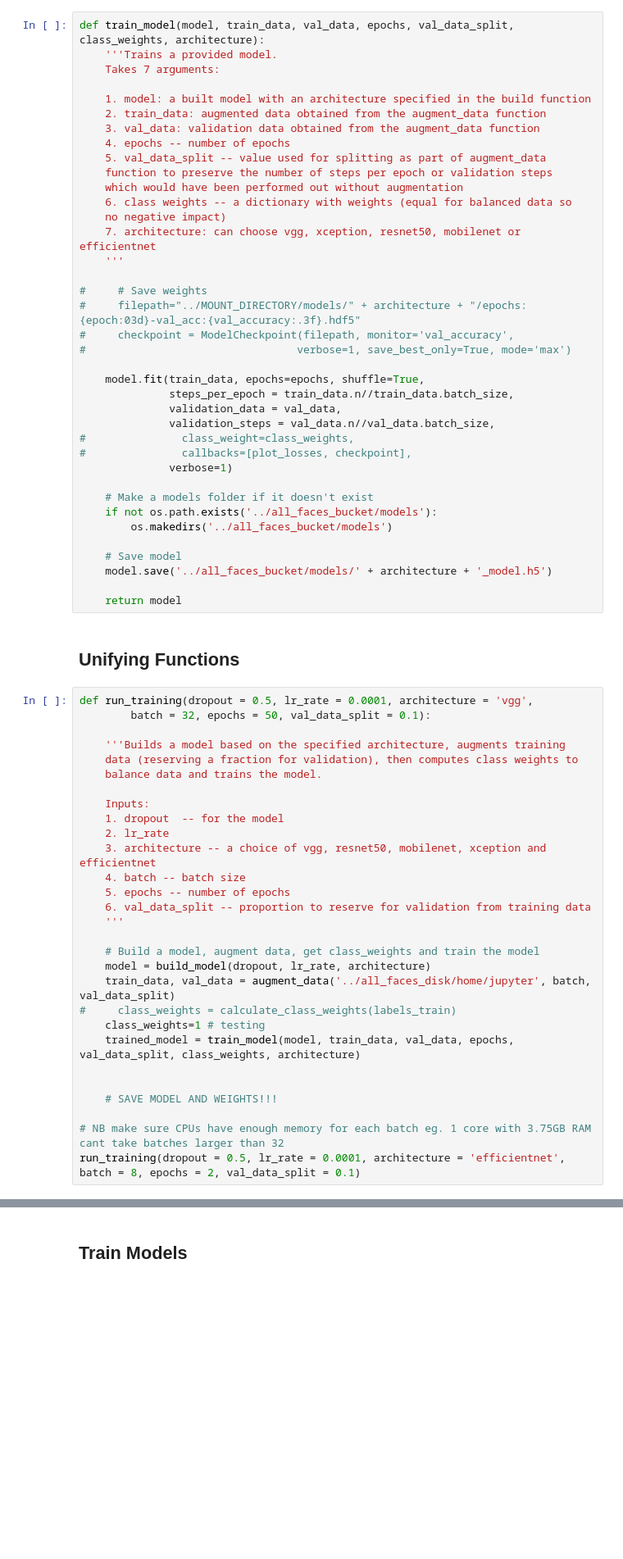
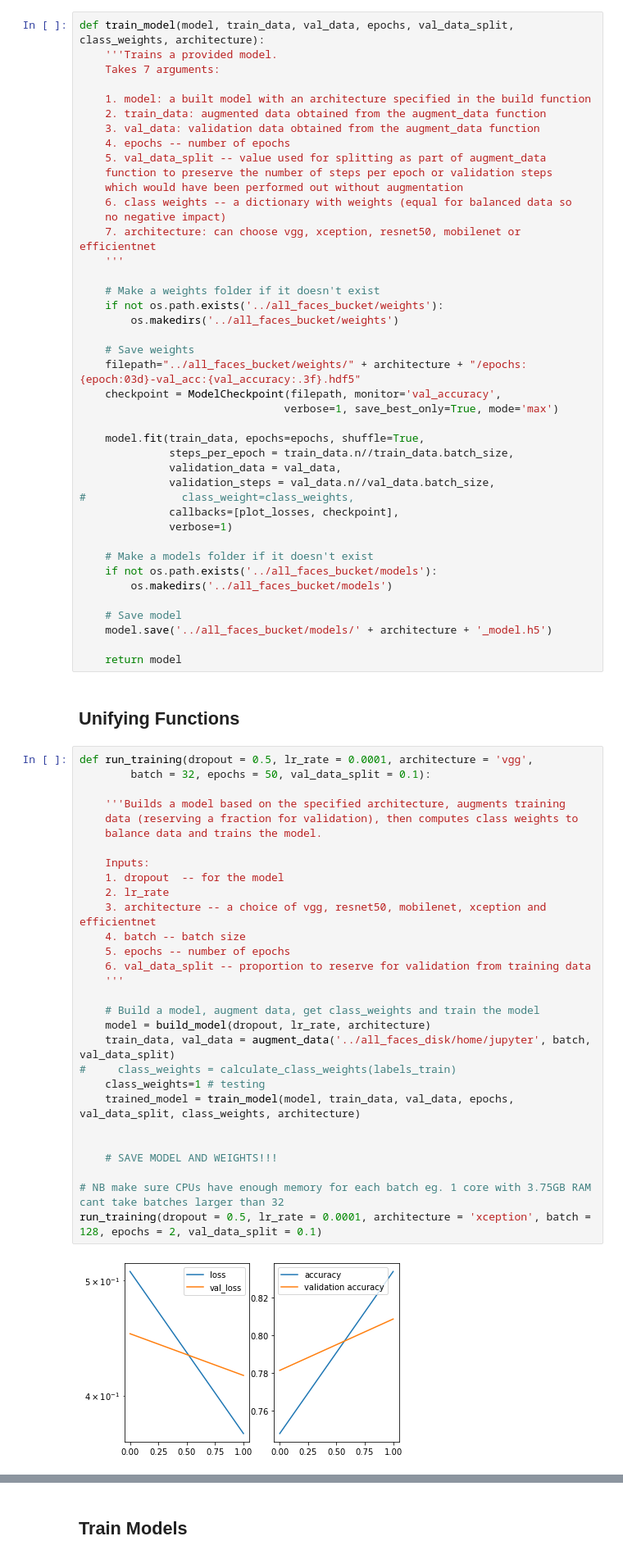
Before and after one commit to LSEDev/DeepfakeDetection, a Jupyter notebook: AI_Platform_Train.ipynb, the cells around one changed output, grey strips where cells are left out. Shown at 82% size. Drawn from its saved outputs; the diff is of its cells as text; blank space fills up the shorter version.

Commit message:
Weights update

```diff
--- a/AI_Platform_Train.ipynb
+++ b/AI_Platform_Train.ipynb
@@ -313,17 +320,21 @@ def train_model(model, train_data, val_data, epochs, val_data_split, class_weigh
     7. architecture: can choose vgg, xception, resnet50, mobilenet or efficientnet
     '''
 
-#     # Save weights
-#     filepath="../MOUNT_DIRECTORY/models/" + architecture + "/epochs:{epoch:03d}-val_acc:{val_accuracy:.3f}.hdf5"
-#     checkpoint = ModelCheckpoint(filepath, monitor='val_accuracy',
-#                                 verbose=1, save_best_only=True, mode='max')
+    # Make a weights folder if it doesn't exist
+    if not os.path.exists('../all_faces_bucket/weights'):
+        os.makedirs('../all_faces_bucket/weights')
+
+    # Save weights
+    filepath="../all_faces_bucket/weights/" + architecture + "/epochs:{epoch:03d}-val_acc:{val_accuracy:.3f}.hdf5"
+    checkpoint = ModelCheckpoint(filepath, monitor='val_accuracy',
+                                verbose=1, save_best_only=True, mode='max')
 
     model.fit(train_data, epochs=epochs, shuffle=True,
               steps_per_epoch = train_data.n//train_data.batch_size,
               validation_data = val_data,
               validation_steps = val_data.n//val_data.batch_size,
 #               class_weight=class_weights,
-#               callbacks=[plot_losses, checkpoint],
+              callbacks=[plot_losses, checkpoint],
               verbose=1)
 
     # Make a models folder if it doesn't exist
@@ -339,29 +350,31 @@ def train_model(model, train_data, val_data, epochs, val_data_split, class_weigh
 # %%
 def run_training(dropout = 0.5, lr_rate = 0.0001, architecture = 'vgg',
         batch = 32, epochs = 50, val_data_split = 0.1):
 
     '''Builds a model based on the specified architecture, augments training
     data (reserving a fraction for validation), then computes class weights to
     balance data and trains the model.
 
     Inputs:
     1. dropout  -- for the model
     2. lr_rate
     3. architecture -- a choice of vgg, resnet50, mobilenet, xception and efficientnet
     4. batch -- batch size
     5. epochs -- number of epochs
     6. val_data_split -- proportion to reserve for validation from training data
     '''
 
     # Build a model, augment data, get class_weights and train the model
     model = build_model(dropout, lr_rate, architecture)
     train_data, val_data = augment_data('../all_faces_disk/home/jupyter', batch, val_data_split)
 #     class_weights = calculate_class_weights(labels_train)
     class_weights=1 # testing
     trained_model = train_model(model, train_data, val_data, epochs, val_data_split, class_weights, architecture)
 
 
     # SAVE MODEL AND WEIGHTS!!!
 
 # NB make sure CPUs have enough memory for each batch eg. 1 core with 3.75GB RAM cant take batches larger than 32
-run_training(dropout = 0.5, lr_rate = 0.0001, architecture = 'efficientnet', batch = 8, epochs = 2, val_data_split = 0.1)
+run_training(dropout = 0.5, lr_rate = 0.0001, architecture = 'xception', batch = 128, epochs = 2, val_data_split = 0.1)
+# %% [output]
+[figure, added]
```
Also changed, not shown: parts of 6 cells of this notebook.
